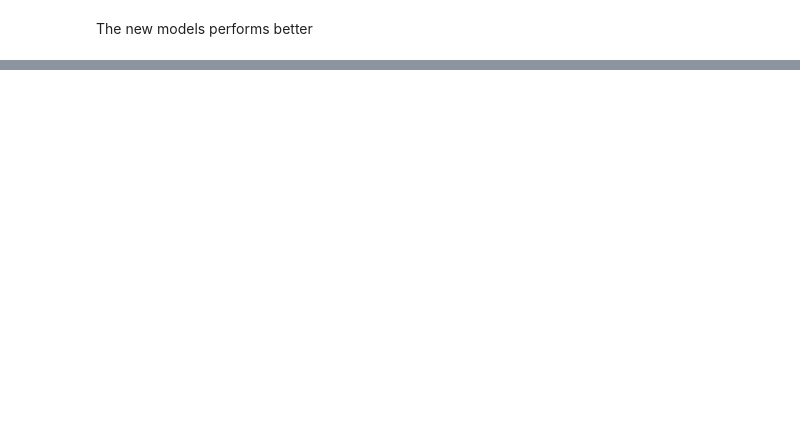
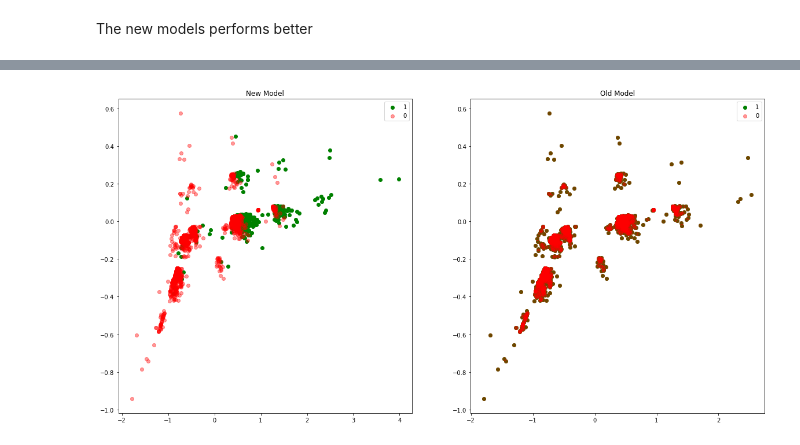
Before and after one commit to Isaac1o/CDFW, a Jupyter notebook: twitter/coyotes/notebooks/retrain_model.ipynb, the cells around one changed output, grey strips where cells are left out. Cells and saved outputs as stored; diff of their text form; code cells hidden in the pictures; blank space fills up the shorter version.

```diff
--- a/twitter/coyotes/notebooks/retrain_model.ipynb
+++ b/twitter/coyotes/notebooks/retrain_model.ipynb
@@ -539,0 +644,9 @@ The new models performs better
+# %%
+pca = PCA(n_components=2)
+new_pca = pca.fit_transform(wc_matrix_new_model.toarray())
+old_pca = pca.fit_transform(wc_matrix_old_model.toarray())
+# %%
+plot_data = pd.DataFrame(data={'x': [x[0] for x in new_pca],
+                               'y': [y[1] for y in new_pca],
+                               'old_pred': df['relevant'],
+                               'new_pred': df['new_pred']})
@@ -539,0 +674,7 @@ The new models performs better
+# %%
+plot_data = plot_data[plot_data['y'] < 4]
+# %%
+new_pred_1 = plot_data[plot_data['new_pred'] == 1]
+new_pred_0 = plot_data[plot_data['new_pred'] == 0]
+old_pred_1 = plot_data[plot_data['old_pred'] == 1]
+old_pred_0 = plot_data[plot_data['old_pred'] == 0]
@@ -539,0 +683,15 @@ The new models performs better
+# %%
+fig, axes = plt.subplots(figsize=(20,10), ncols=2)
+axes[0].scatter(new_pred_1['x'], new_pred_1['y'], color='green', label='1')
+axes[0].scatter(new_pred_0['x'], new_pred_0['y'], color='red', label='0', alpha=.4)
+axes[0].set_title('New Model')
+
+axes[1].scatter(old_pred_0['x'], old_pred_0['y'], color='green', label='1')
+axes[1].scatter(old_pred_0['x'], old_pred_0['y'], color='red', label='0', alpha=.4)
+axes[1].set_title('Old Model')
+
+axes[0].legend()
+axes[1].legend()
+plt.show()
+# %% [output]
+[figure, added]
```
Also changed, not shown: parts of 109 cells of this notebook, 10 other files.
